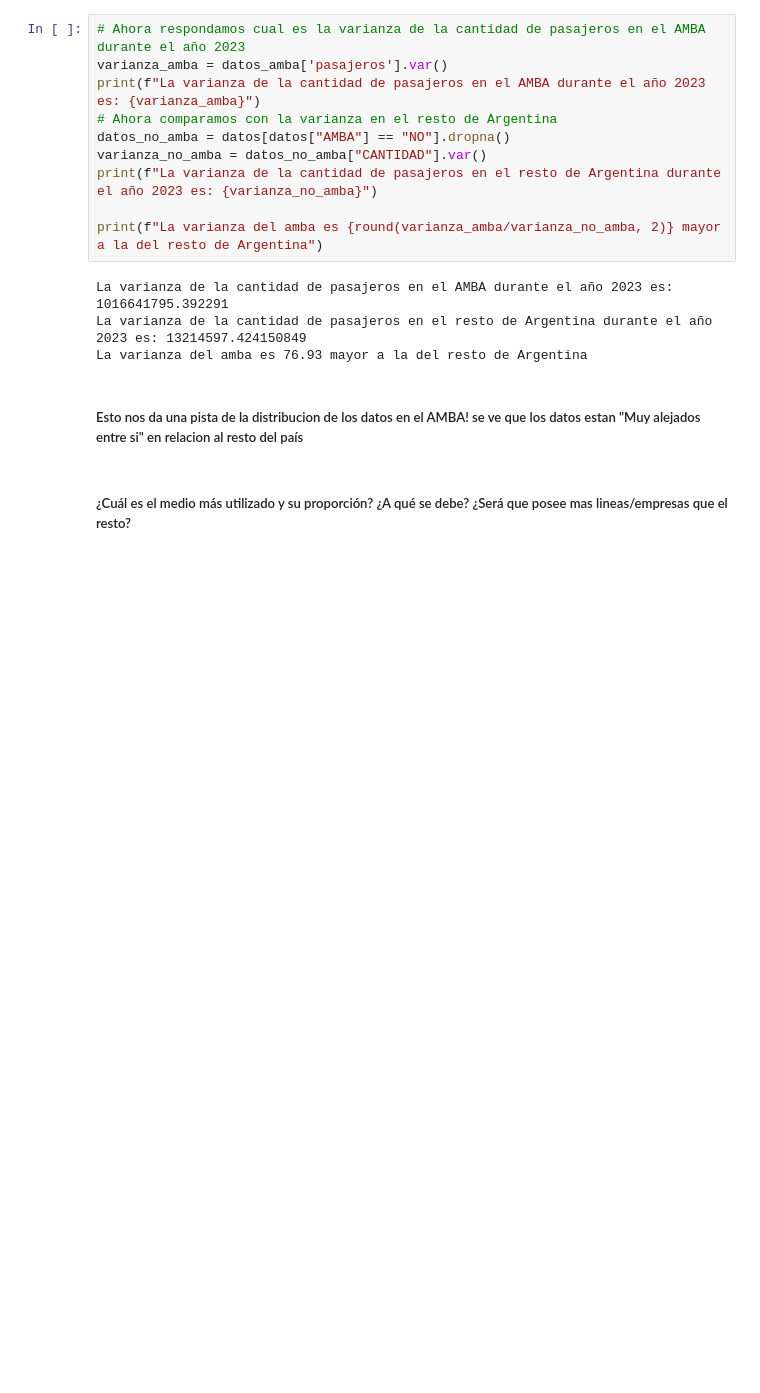
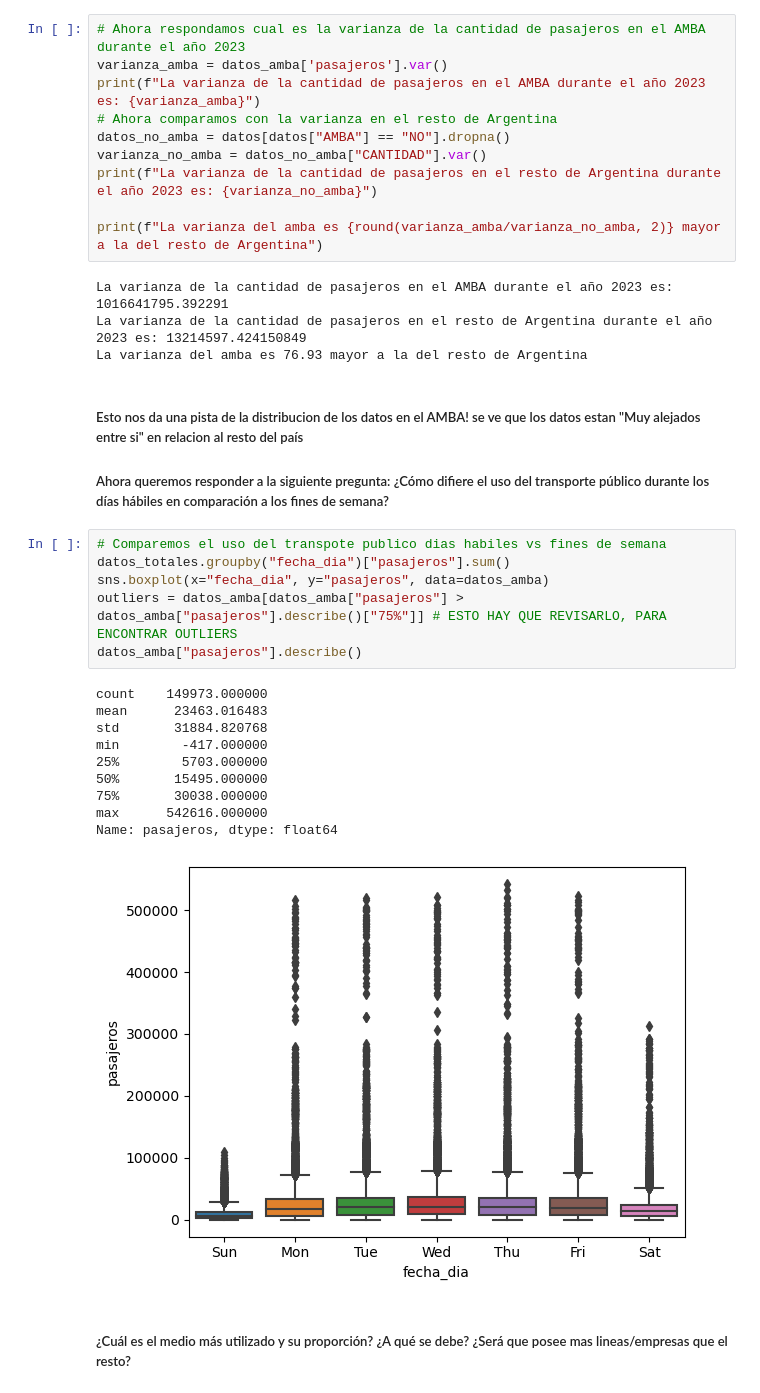
Before and after one commit to corrideluca/sube-2023, a Jupyter notebook: tp.ipynb, the cells around one changed output. Drawn from its saved outputs; the diff is of its cells as text; blank space fills up the shorter version.

```diff
--- a/tp.ipynb
+++ b/tp.ipynb
@@ -231,6 +250,24 @@ La varianza de la cantidad de pasajeros en el resto de Argentina durante el año
 La varianza del amba es 76.93 mayor a la del resto de Argentina
 # %% [markdown]
 ##### Esto nos da una pista de la distribucion de los datos en el AMBA! se ve que los datos estan "Muy alejados entre si" en relacion al resto del país
+##### Ahora queremos responder a la siguiente pregunta:  ¿Cómo difiere el uso del transporte público durante los días hábiles en comparación a los fines de semana?
+# %%
+# Comparemos el uso del transpote publico dias habiles vs fines de semana
+datos_totales.groupby("fecha_dia")["pasajeros"].sum()
+sns.boxplot(x="fecha_dia", y="pasajeros", data=datos_amba)
+outliers = datos_amba[datos_amba["pasajeros"] > datos_amba["pasajeros"].describe()["75%"]] # ESTO HAY QUE REVISARLO, PARA ENCONTRAR OUTLIERS
+datos_amba["pasajeros"].describe()
+# %% [output]
+count    149973.000000
+mean      23463.016483
+std       31884.820768
+min        -417.000000
+25%        5703.000000
+50%       15495.000000
+75%       30038.000000
+max      542616.000000
+Name: pasajeros, dtype: float64
+[figure, added]
 # %% [markdown]
 ##### ¿Cuál es el medio más utilizado y su proporción? ¿A qué se debe? ¿Será que posee mas lineas/empresas que el resto?
 # %% [markdown]
```
Also changed, not shown: parts of 20 cells of this notebook.
